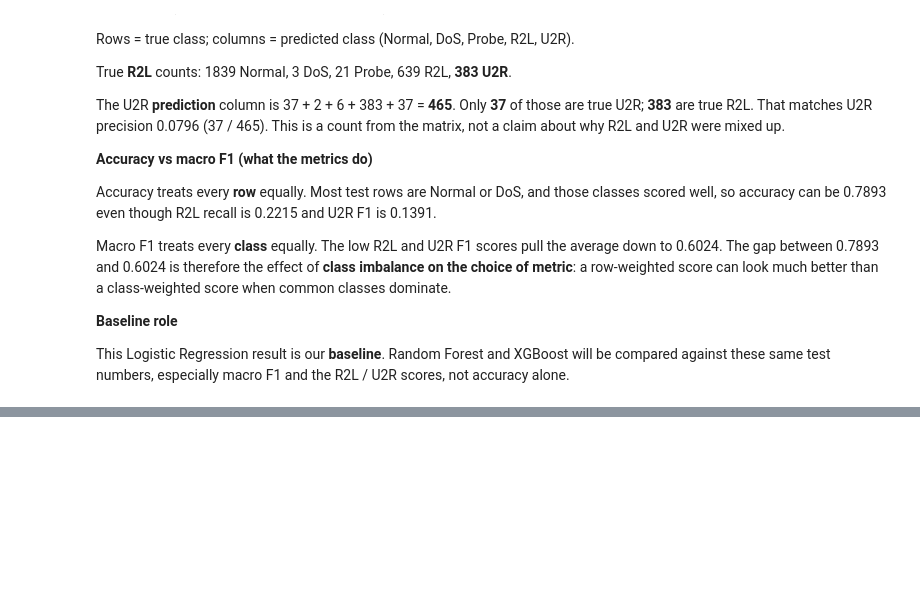
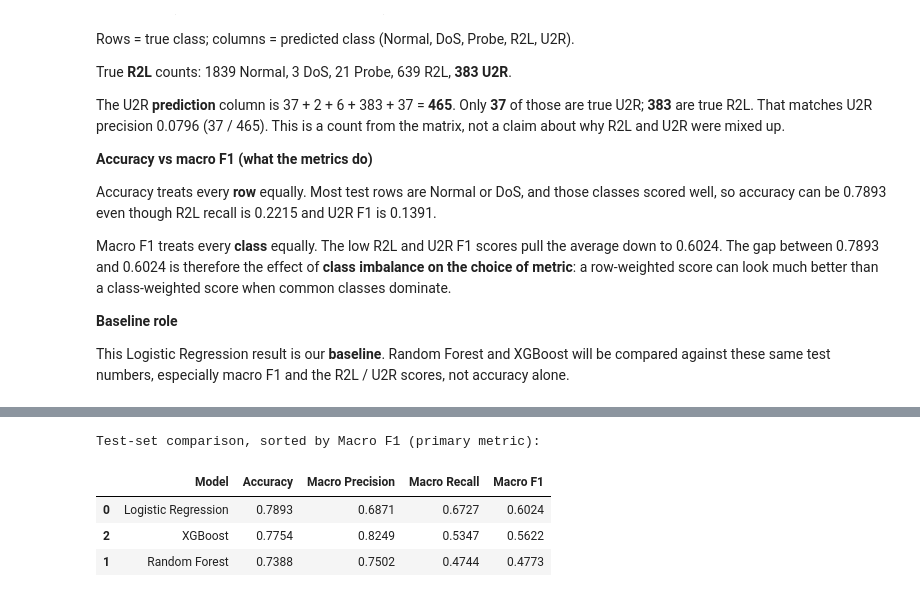
Before and after one commit to nitya098/network-traffic-anomaly-detection, a Jupyter notebook: notebooks/02_baseline_model.ipynb, the cells around one changed output, grey strips where cells are left out. Saved outputs shown, nothing was run; the diff lists cells and outputs as text; code cells hidden in the pictures; blank space fills up the shorter version.

```diff
--- a/notebooks/02_baseline_model.ipynb
+++ b/notebooks/02_baseline_model.ipynb
@@ -481,0 +683,28 @@ This Logistic Regression result is our **baseline**. Random Forest and XGBoost w
+# %%
+random_forest_preprocessor_no_scaling = ColumnTransformer(
+    transformers=[
+        ("cat", OneHotEncoder(handle_unknown="ignore"), categorical_features),
+        ("num", "passthrough", numerical_features),
+    ]
+)
+
+random_forest_no_scaling_pipeline = Pipeline(
+    [
+        ("preprocessor", random_forest_preprocessor_no_scaling),
+        (
+            "classifier",
+            RandomForestClassifier(
+                n_estimators=200,
+                random_state=42,
+                n_jobs=-1,
+                class_weight="balanced",
+            ),
+        ),
+    ]
+)
+
+random_forest_no_scaling_pipeline.fit(X_train, y_train)
+rf_noscale_pred = random_forest_no_scaling_pipeline.predict(X_test)
+
+print("random_forest_no_scaling_pipeline fitted on X_train / y_train.")
+print("Original random_forest_pipeline results were not overwritten.")
@@ -481,0 +1001,19 @@ This Logistic Regression result is our **baseline**. Random Forest and XGBoost w
+# %%
+final_comparison_df = pd.DataFrame(
+    {
+        "Model": ["Logistic Regression", "Random Forest", "XGBoost"],
+        "Accuracy": [accuracy, rf_accuracy, xgb_accuracy],
+        "Macro Precision": [macro_precision, rf_macro_precision, xgb_macro_precision],
+        "Macro Recall": [macro_recall, rf_macro_recall, xgb_macro_recall],
+        "Macro F1": [macro_f1, rf_macro_f1, xgb_macro_f1],
+    }
+).sort_values("Macro F1", ascending=False)
+
+print("Test-set comparison, sorted by Macro F1 (primary metric):")
+display(final_comparison_df.round(4))
+# %% [output]
+Test-set comparison, sorted by Macro F1 (primary metric):
+|  | Model | Accuracy | Macro Precision | Macro Recall | Macro F1 |
+| 0 | Logistic Regression | 0.7893 | 0.6871 | 0.6727 | 0.6024 |
+| 2 | XGBoost | 0.7754 | 0.8249 | 0.5347 | 0.5622 |
+| 1 | Random Forest | 0.7388 | 0.7502 | 0.4744 | 0.4773 |
```
Also changed, not shown: parts of 23 cells of this notebook.
